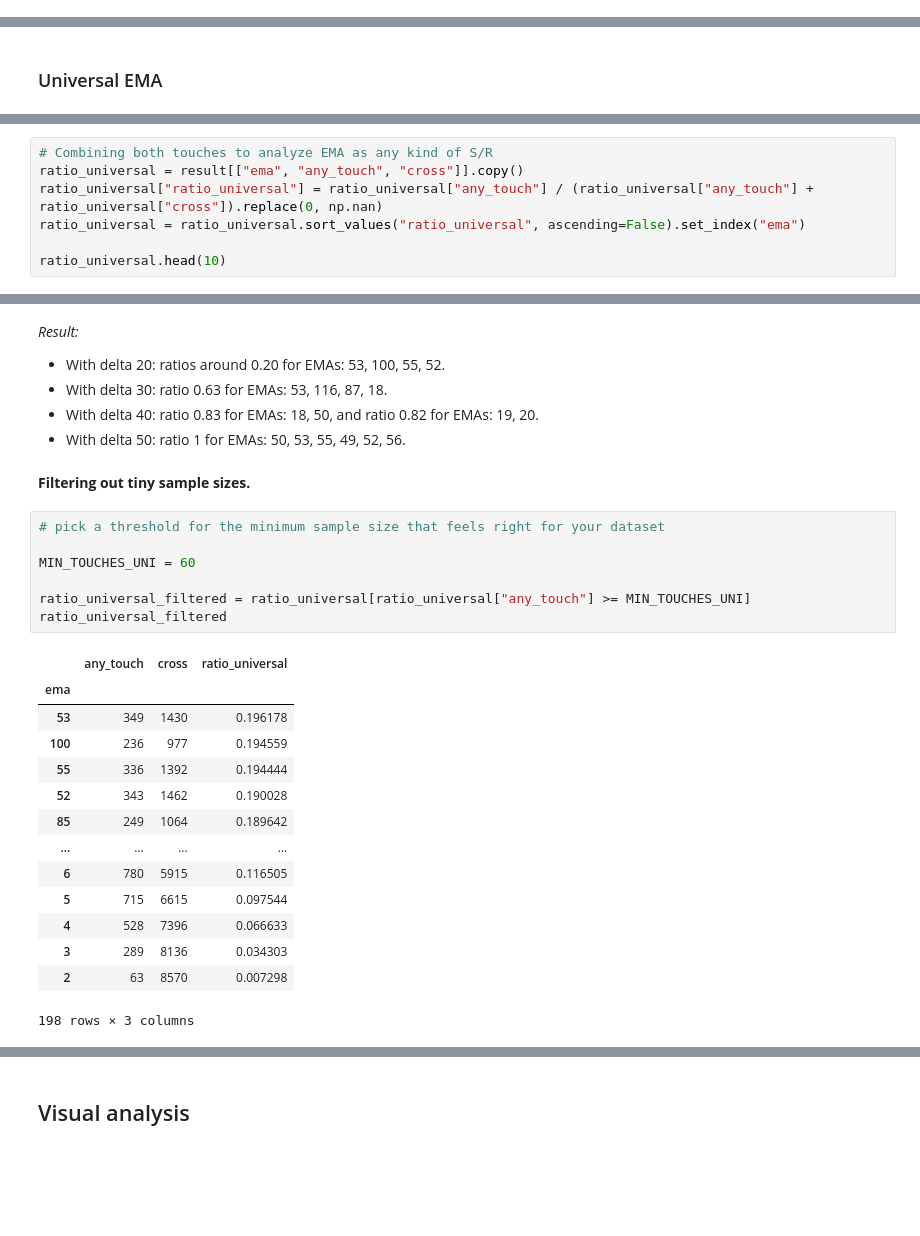
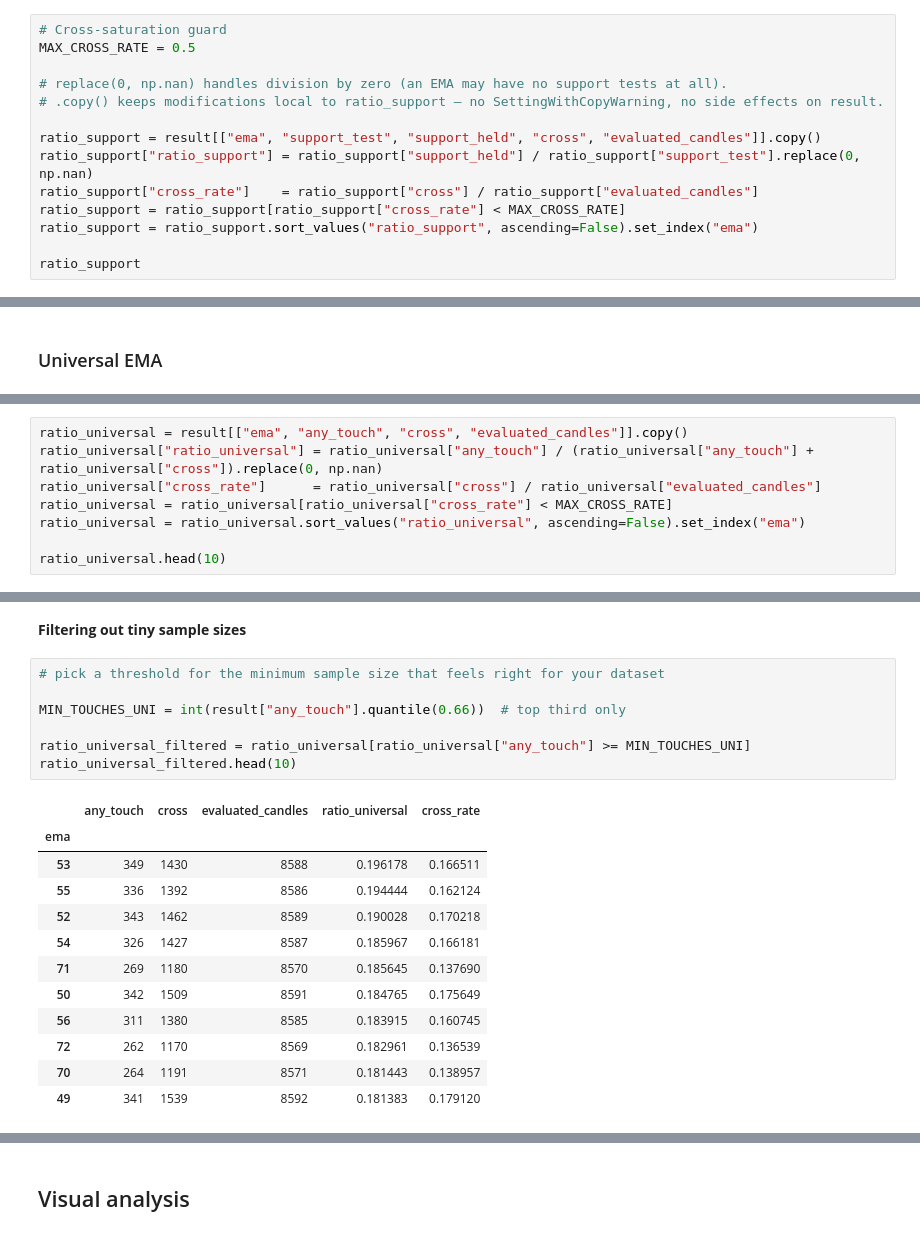
Before and after one commit to Galina-Makarchuk/ema_analysis, a Jupyter notebook: ema_analysis.ipynb, the cells around one changed output, grey strips where cells are left out. Drawn from its saved outputs; the diff is of its cells as text; blank space fills up the shorter version.

```diff
--- a/ema_analysis.ipynb
+++ b/ema_analysis.ipynb
@@ -517,0 +459,14 @@ The other ~58% of cross, price cut through. In a trending market that's normal.
+# %%
+# Cross-saturation guard
+MAX_CROSS_RATE = 0.5
+
+# replace(0, np.nan) handles division by zero (an EMA may have no support tests at all).
+# .copy() keeps modifications local to ratio_support — no SettingWithCopyWarning, no side effects on result.
+
+ratio_support = result[["ema", "support_test", "support_held", "cross", "evaluated_candles"]].copy()
+ratio_support["ratio_support"] = ratio_support["support_held"] / ratio_support["support_test"].replace(0, np.nan)
+ratio_support["cross_rate"]    = ratio_support["cross"] / ratio_support["evaluated_candles"]
+ratio_support = ratio_support[ratio_support["cross_rate"] < MAX_CROSS_RATE]
+ratio_support = ratio_support.sort_values("ratio_support", ascending=False).set_index("ema")
+
+ratio_support
@@ -837,7 +809,8 @@ EMA as any kind of S/R.
 # %%
-# Combining both touches to analyze EMA as any kind of S/R
-ratio_universal = result[["ema", "any_touch", "cross"]].copy()
+ratio_universal = result[["ema", "any_touch", "cross", "evaluated_candles"]].copy()
 ratio_universal["ratio_universal"] = ratio_universal["any_touch"] / (ratio_universal["any_touch"] + ratio_universal["cross"]).replace(0, np.nan)
+ratio_universal["cross_rate"]      = ratio_universal["cross"] / ratio_universal["evaluated_candles"]
+ratio_universal = ratio_universal[ratio_universal["cross_rate"] < MAX_CROSS_RATE]
 ratio_universal = ratio_universal.sort_values("ratio_universal", ascending=False).set_index("ema")
 
 ratio_universal.head(10)
@@ -857,30 +830,22 @@ ratio_universal.head(10)
-# %% [markdown]
-*Result:*
-- With delta 20: ratios around 0.20 for EMAs: 53, 100, 55, 52.
-- With delta 30: ratio 0.63 for EMAs: 53, 116, 87, 18.
-- With delta 40: ratio 0.83 for EMAs: 18, 50, and ratio 0.82 for EMAs: 19, 20.
-- With delta 50: ratio 1 for EMAs: 50, 53, 55, 49, 52, 56.
 # %% [markdown]
-__Filtering out tiny sample sizes.__
+__Filtering out tiny sample sizes__
 # %%
 # pick a threshold for the minimum sample size that feels right for your dataset
 
-MIN_TOUCHES_UNI = 60
+MIN_TOUCHES_UNI = int(result["any_touch"].quantile(0.66))  # top third only
 
 ratio_universal_filtered = ratio_universal[ratio_universal["any_touch"] >= MIN_TOUCHES_UNI]
-ratio_universal_filtered
+ratio_universal_filtered.head(10)
 # %% [output]
-|  | any_touch | cross | ratio_universal |
-| ema |  |  |  |
-| 53 | 349 | 1430 | 0.196178 |
-| 100 | 236 | 977 | 0.194559 |
-| 55 | 336 | 1392 | 0.194444 |
-| 52 | 343 | 1462 | 0.190028 |
-| 85 | 249 | 1064 | 0.189642 |
-| ... | ... | ... | ... |
-| 6 | 780 | 5915 | 0.116505 |
-| 5 | 715 | 6615 | 0.097544 |
-| 4 | 528 | 7396 | 0.066633 |
-| 3 | 289 | 8136 | 0.034303 |
-| 2 | 63 | 8570 | 0.007298 |
+|  | any_touch | cross | evaluated_candles | ratio_universal | cross_rate |
+| ema |  |  |  |  |  |
+| 53 | 349 | 1430 | 8588 | 0.196178 | 0.166511 |
+| 55 | 336 | 1392 | 8586 | 0.194444 | 0.162124 |
+| 52 | 343 | 1462 | 8589 | 0.190028 | 0.170218 |
+| 54 | 326 | 1427 | 8587 | 0.185967 | 0.166181 |
+| 71 | 269 | 1180 | 8570 | 0.185645 | 0.137690 |
+| 50 | 342 | 1509 | 8591 | 0.184765 | 0.175649 |
+| 56 | 311 | 1380 | 8585 | 0.183915 | 0.160745 |
+| 72 | 262 | 1170 | 8569 | 0.182961 | 0.136539 |
+| 70 | 264 | 1191 | 8571 | 0.181443 | 0.138957 |
+| 49 | 341 | 1539 | 8592 | 0.181383 | 0.179120 |
-198 rows × 3 columns
```
Also changed, not shown: parts of 38 cells of this notebook.
